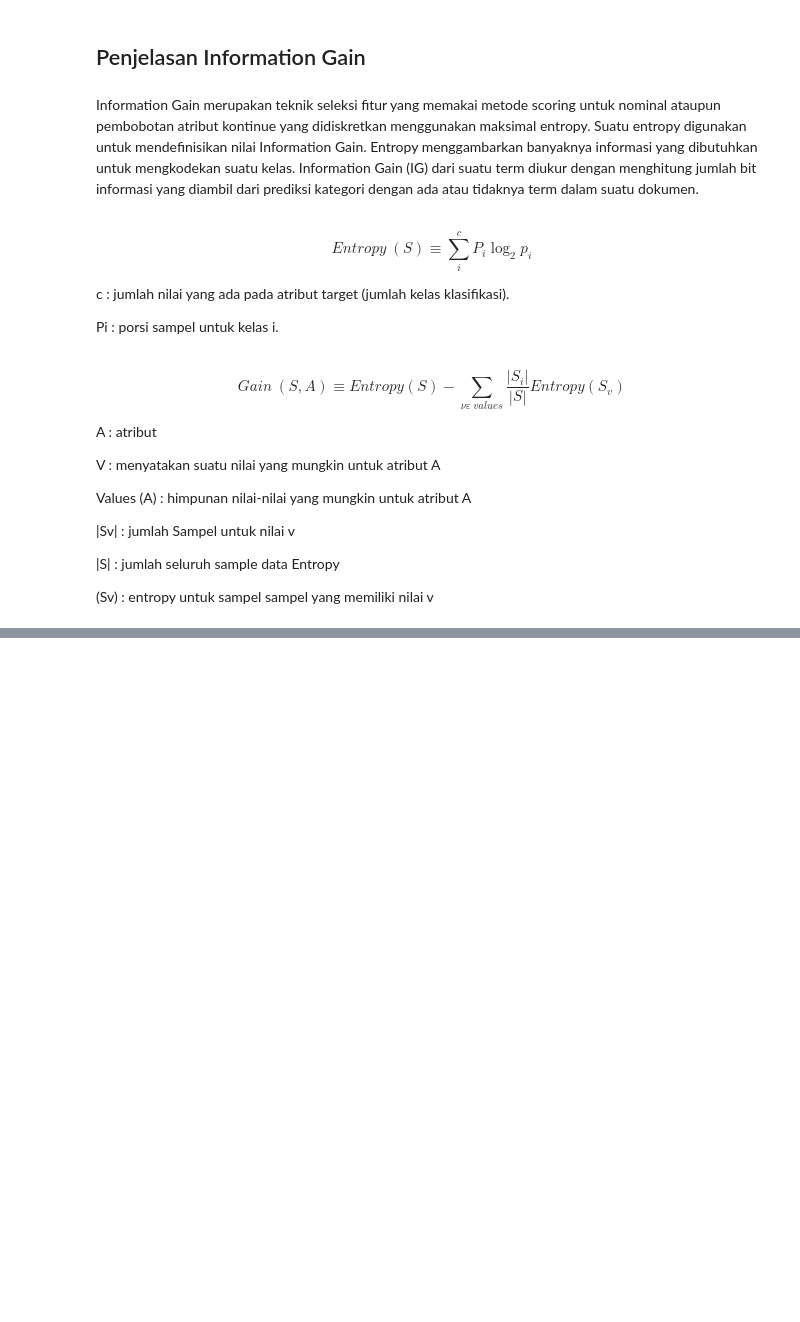
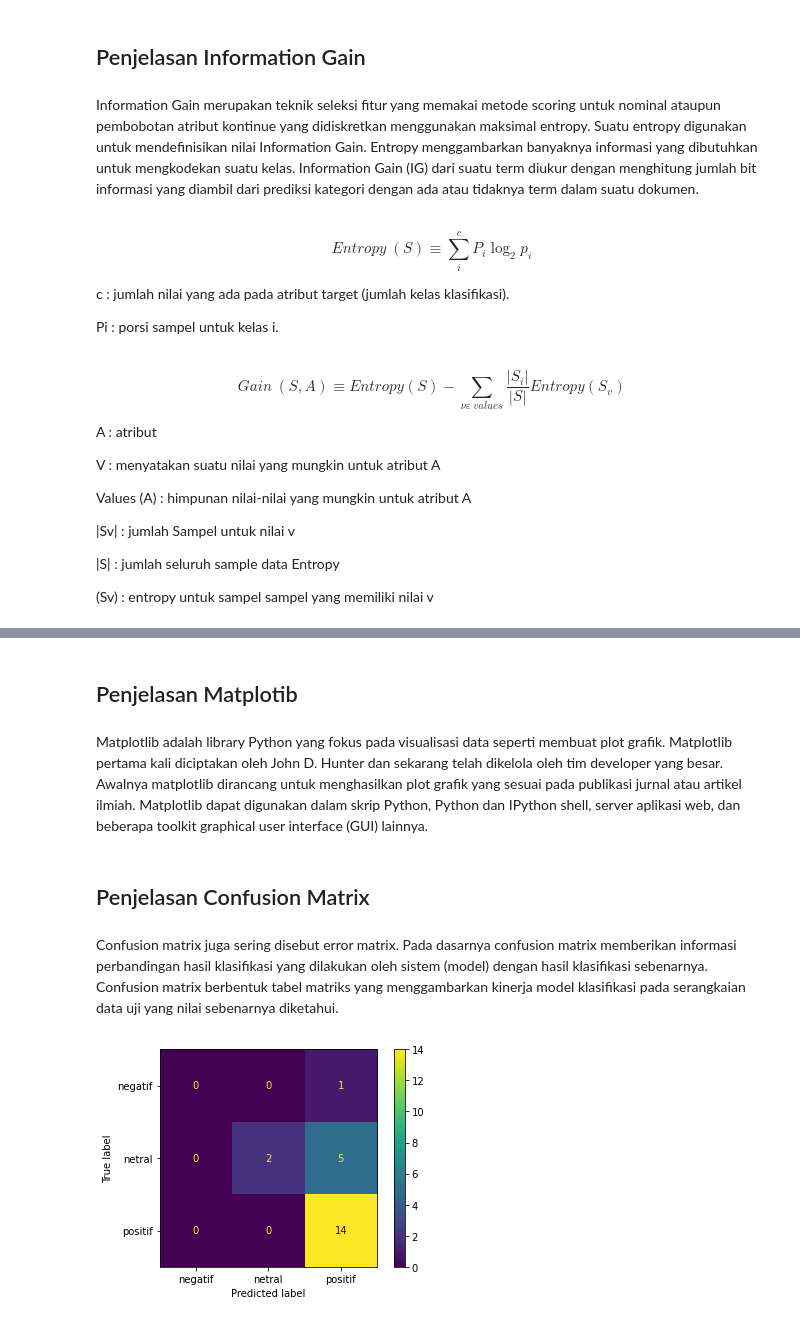
Before and after one commit to Fahmiady11/webmining, a Jupyter notebook: _build/jupyter_execute/contents/CrawlingVSM.ipynb, the cells around one changed output, grey strips where cells are left out. Drawn from its saved outputs; the diff is of its cells as text; code cells hidden in the pictures; blank space fills up the shorter version.

```diff
--- a/_build/jupyter_execute/contents/CrawlingVSM.ipynb
+++ b/_build/jupyter_execute/contents/CrawlingVSM.ipynb
@@ -516 +505,6 @@ Index([      ('agenda',),       ('akibat',),        ('apung',),
       dtype='object')
+# %%
+X_train=X_train.values
+y_train=y_train.values
+X_test=X_test.values
+y_test=y_test.values
@@ -516,0 +515,9 @@ Index([      ('agenda',),       ('akibat',),        ('apung',),
+# %%
+# from sklearn.neighbors import KNeighborsClassifier
+from sklearn.naive_bayes import GaussianNB
+# from sklearn.pipeline import make_pipeline
+# from sklearn.preprocessing import StandardScaler
+gauss = GaussianNB()
+gauss.fit(X_train, y_train)
+Y_pred = gauss.predict(X_test)
+Y_pred
@@ -516,0 +536,4 @@ Index([      ('agenda',),       ('akibat',),        ('apung',),
+# %% [markdown]
+## Penjelasan Matplotib
+# %% [markdown]
+Matplotlib adalah library Python yang fokus pada visualisasi data seperti membuat plot grafik. Matplotlib pertama kali diciptakan oleh John D. Hunter dan sekarang telah dikelola oleh tim developer yang besar. Awalnya matplotlib dirancang untuk menghasilkan plot grafik yang sesuai pada publikasi jurnal atau artikel ilmiah. Matplotlib dapat digunakan dalam skrip Python, Python dan IPython shell, server aplikasi web, dan beberapa toolkit graphical user interface (GUI) lainnya.
@@ -516,0 +543,11 @@ Index([      ('agenda',),       ('akibat',),        ('apung',),
+# %% [markdown]
+## Penjelasan Confusion Matrix
+# %% [markdown]
+Confusion matrix juga sering disebut error matrix. Pada dasarnya confusion matrix memberikan informasi perbandingan hasil klasifikasi yang dilakukan oleh sistem (model) dengan hasil klasifikasi sebenarnya. Confusion matrix berbentuk tabel matriks yang menggambarkan kinerja model klasifikasi pada serangkaian data uji yang nilai sebenarnya diketahui.
+# %%
+conf_matrix =metrics.confusion_matrix(y_true=y_test, y_pred=Y_pred)
+cm_display = metrics.ConfusionMatrixDisplay(confusion_matrix = conf_matrix, display_labels = ['negatif', 'netral','positif'])
+cm_display.plot()
+plt.show()
+# %% [output]
+[figure, added]
```
Also changed, not shown: parts of 21 cells of this notebook, 21 other files.
